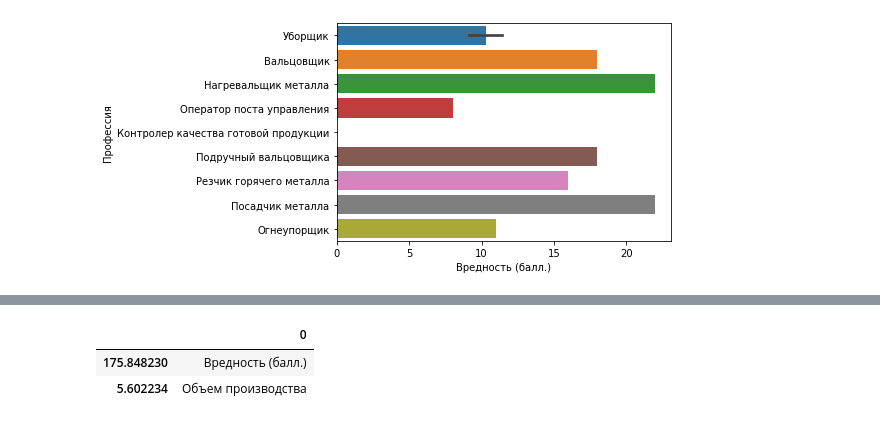
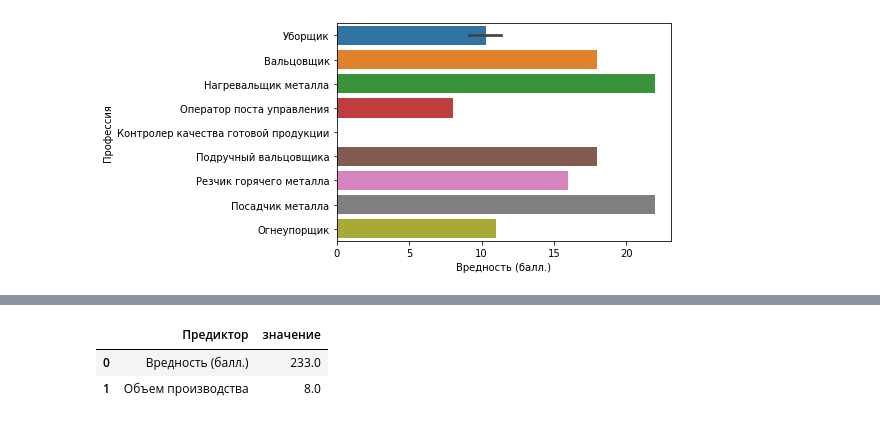
Before and after one commit to alscovidny/test_ecopsy, a Jupyter notebook: test_ecopsy.ipynb, the cells around one changed output, grey strips where cells are left out. Cells and saved outputs as stored; diff of their text form; code cells hidden in the pictures.

```diff
--- a/test_ecopsy.ipynb
+++ b/test_ecopsy.ipynb
@@ -71,30 +88,20 @@ plt.show()
 # %%
 df = main_df.copy() # копируем исходный массив данных
-df = df[df['Профессия'] == 'Уборщик']
-
-
-
-df['Объем производства'] = df['Объем производства'] - 580
 
 # удаляем ненужные столбцы, нам интересны только вредность и объём производства.
 df = df.drop(columns = ['FIO', 'Месяц', 'Оборудование','Профессия', 'Разряд'])
 
-df
-
-# ubor_df
-# # #
 y_ = df['Доход']
 X_= df.drop(columns = ['Доход'])
 X_
 regr = LinearRegression()
 regr.fit(X_, y_)
 
 y = regr.predict(X_)
 
 min(y_ - y), max(y_ - y)
-pd.DataFrame(regr.feature_names_in_, regr.coef_)
-# regr.intercept_
+pd.DataFrame(data = np.array([regr.feature_names_in_, np.round(regr.coef_, 0)]).T, columns =  ['Предиктор','значение'], )
 # %% [output]
-|  | 0 |
-| 175.848230 | Вредность (балл.) |
-| 5.602234 | Объем производства |
+|  | Предиктор | значение |
+| 0 | Вредность (балл.) | 233.0 |
+| 1 | Объем производства | 8.0 |
```
Also changed, not shown: parts of 14 cells of this notebook, 3 other files.
